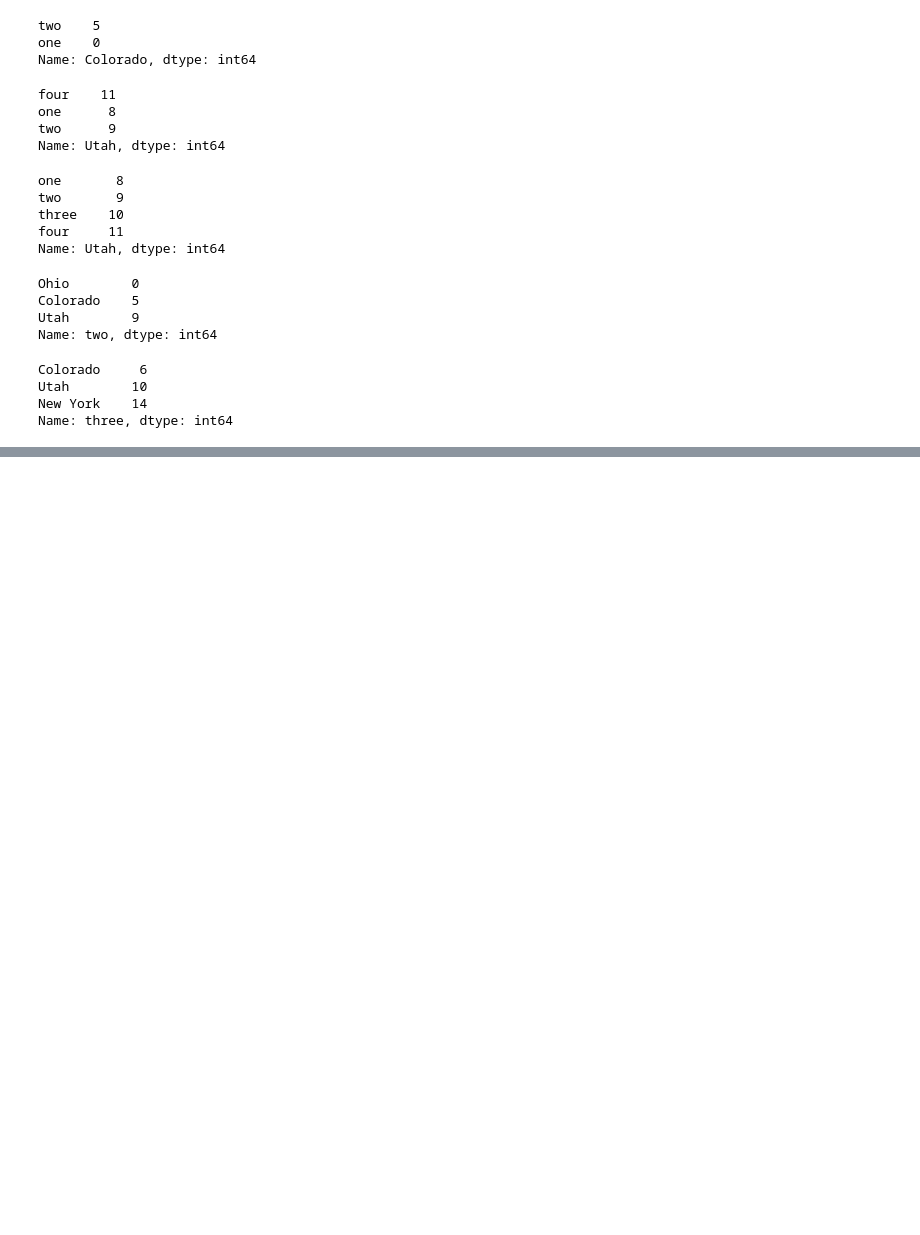
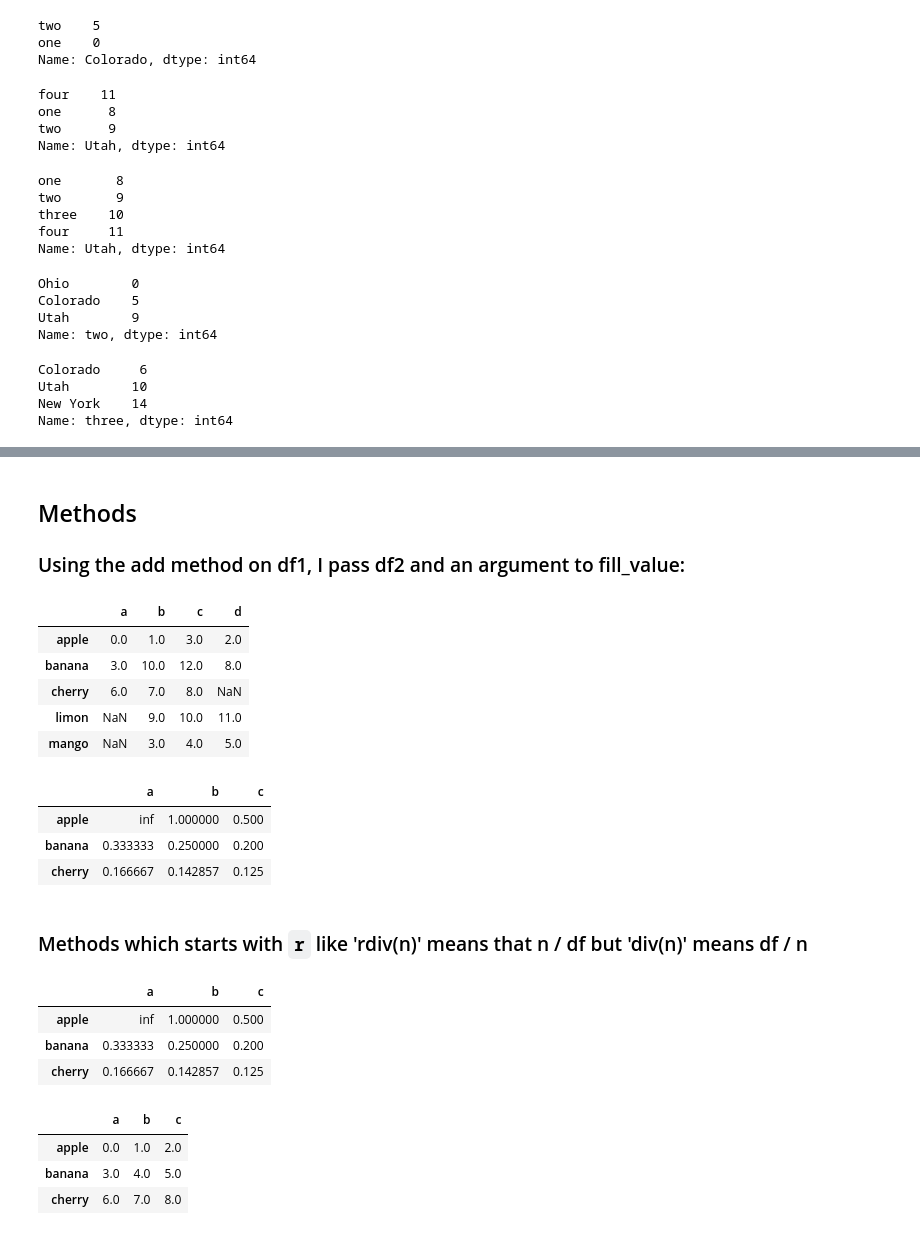
Before and after one commit to ahrorhaidarov/Data-Analysis, a Jupyter notebook: pandas/pandas.ipynb, the cells around one changed output, grey strips where cells are left out. Cells and saved outputs as stored; diff of their text form; code cells hidden in the pictures; blank space fills up the shorter version.

```diff
--- a/pandas/pandas.ipynb
+++ b/pandas/pandas.ipynb
@@ -731,0 +787,35 @@ data
+# %% [markdown]
+## Methods
+### Using the add method on df1, I pass df2 and an argument to fill_value:
+# %%
+df1.add(df2, fill_value=0)
+# %% [output]
+|  | a | b | c | d |
+| apple | 0.0 | 1.0 | 3.0 | 2.0 |
+| banana | 3.0 | 10.0 | 12.0 | 8.0 |
+| cherry | 6.0 | 7.0 | 8.0 | NaN |
+| limon | NaN | 9.0 | 10.0 | 11.0 |
+| mango | NaN | 3.0 | 4.0 | 5.0 |
+# %%
+1 / df1
+# %% [output]
+|  | a | b | c |
+| apple | inf | 1.000000 | 0.500 |
+| banana | 0.333333 | 0.250000 | 0.200 |
+| cherry | 0.166667 | 0.142857 | 0.125 |
+# %% [markdown]
+### Methods which starts with `r` like 'rdiv(n)' means that n / df but 'div(n)' means df / n
+# %%
+df1.rdiv(1)
+# %% [output]
+|  | a | b | c |
+| apple | inf | 1.000000 | 0.500 |
+| banana | 0.333333 | 0.250000 | 0.200 |
+| cherry | 0.166667 | 0.142857 | 0.125 |
+# %%
+df1.div(1)
+# %% [output]
+|  | a | b | c |
+| apple | 0.0 | 1.0 | 2.0 |
+| banana | 3.0 | 4.0 | 5.0 |
+| cherry | 6.0 | 7.0 | 8.0 |
```
Also changed, not shown: parts of 24 cells of this notebook.
